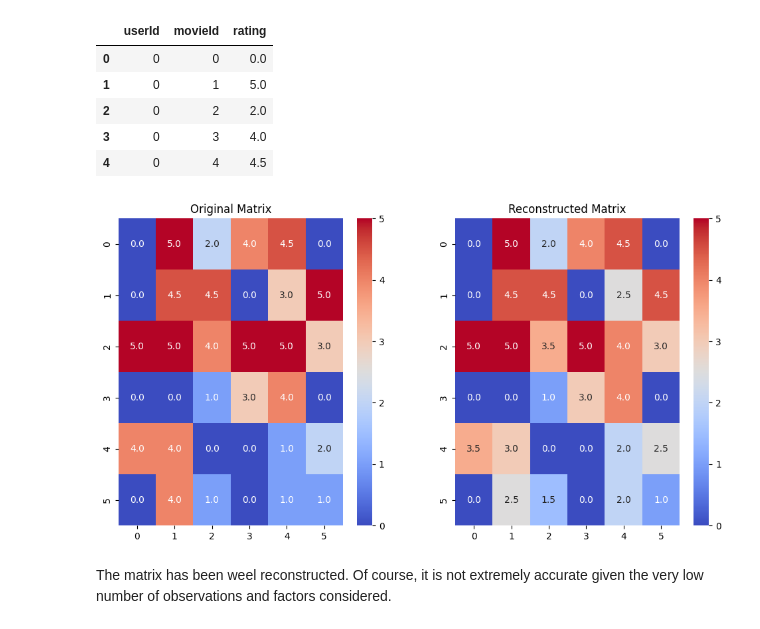
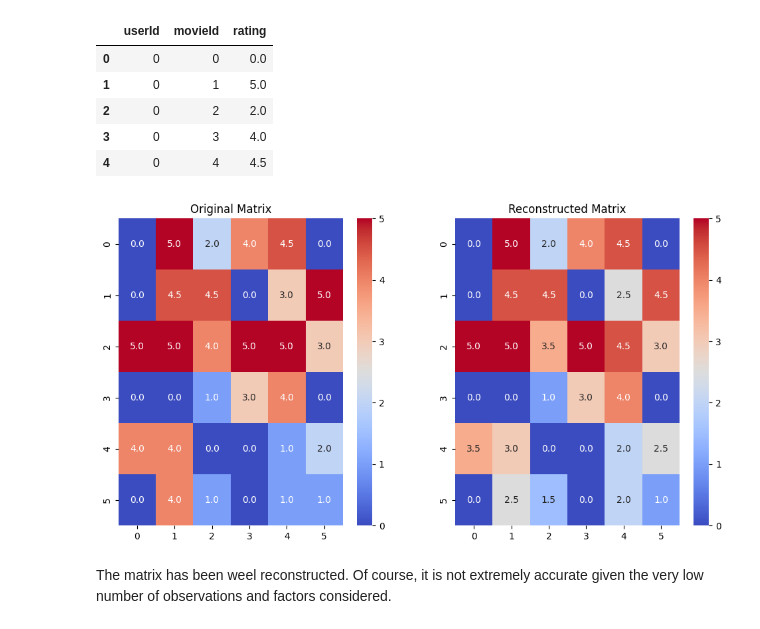
Before and after one commit to Fede-Testa/Movie-Recommendation-System, a Jupyter notebook: main.ipynb, the cells around one changed output. Saved outputs shown, nothing was run; the diff lists cells and outputs as text; code cells hidden in the pictures.

```diff
--- a/main.ipynb
+++ b/main.ipynb
@@ -22,3 +26,5 @@ import bidict
+# %%
+data_path = ""
 # %% [markdown]
 ## Exploratory Data Analysis and Preprocessing
 # %% [markdown]
@@ -30,3 +33,9 @@ df_ratings = pd.read_csv('data/ratings.csv')
+# %%
+movies_path = data_path + "movies.csv"
+ratings_path = data_path + "ratings.csv"
+
+df_movies = pd.read_csv(movies_path)
+df_ratings = pd.read_csv(ratings_path)
 # %%
 df_movies.head()
 # %% [output]
@@ -264,7 +274,7 @@ class UserItemMatrix():
 
     def __init__(self, ratings_path, movie_path, sparse=True):
         """
-        Initialize the MovieRecommendationSystem object.
+        Initialize the UserItemMatrix object.
 
         Parameters:
         - ratings_path (str): The file path to the ratings data.
@@ -469,7 +479,7 @@ class UserItemMatrix():
         else:
             uim = pd.DataFrame(self.user_item_matrix)
         # switch rows index to userId
-        uim.index = self.user_table['userId']
+        uim.index = self.user_id_bidict.inv
         # switch columns index to movieId
         uim.columns = self.movie_table['movieId']
         return uim
@@ -712,7 +722,7 @@ class ALS_WR():
 
     def _init_latent_factors(self):
         # initialize user and movie latent factors
-        self.user_factors = np.random.rand(self.n_users, self.n_factors)
+        self.user_factors = np.zeros((self.n_users, self.n_factors))
         self.movie_factors = np.random.rand(self.n_factors, self.n_movies)
         # use average ratings in the first column
         self.movie_factors[0, :] = self.user_item_matrix.mean_of_ratings(axis=0)
@@ -981,47 +991,42 @@ ratings.head()
 # drop rows with rating = 0
 ratings = ratings[ratings['rating'] != 0]
 # store in a csv file
-ratings.to_csv('data/ratings_small.csv', index=False)
+ratings.to_csv(data_path + 'ratings_small.csv', index=False)
 
 # paths
-ratings_path = "data/ratings_small.csv"
-movie_path = "data/movies_small.csv"
+ratings_path = data_path + "ratings_small.csv"
+movie_path = data_path + "movies_small.csv"
 
 # Initialize UserItemMatrix instance
 uim = UserItemMatrix(ratings_path, movie_path, sparse=True)
 
 # Initialize ALS_WR instance
 als = ALS_WR(uim, factor_dim=2)
 
 # Train the model
 als.fit(n_iter=10, reg_param=0.05, regularization="weighted")
 
 # show the reconstructed matrix
 reconstructed_matrix = als.user_factors @ als.movie_factors
 # set values to zero if the original matrix has zero values
 reconstructed_matrix[uim.get_user_item_matrix().values == 0] = 0
 # round the reconstructed to the closest integer .5 value
 reconstructed_matrix = np.round(reconstructed_matrix * 2) / 2
 # clip values in [0,5]
 reconstructed_matrix = np.clip(reconstructed_matrix, 0, 5)
 
-# # print the reconstructed matrix
-# print(reconstructed_matrix)
-# # print the original matrix
-# print(uim.get_user_item_matrix().values)
-
 plt.figure(figsize=(12, 6))
 plt.subplot(1, 2, 1)
 sns.heatmap(uim.get_user_item_matrix().values, cmap='coolwarm', cbar=True, annot = True, fmt=".1f")
 plt.title('Original Matrix')
 plt.subplot(1, 2, 2)
 sns.heatmap(reconstructed_matrix, cmap='coolwarm', cbar=True, annot = True, fmt=".1f")
 plt.title('Reconstructed Matrix')
 
 plt.show()
 plt.show()
 # %% [output]
-[figure, old version]
+[figure, new version]
 # %% [markdown]
 The matrix has been weel reconstructed. Of course, it is not extremely accurate given the very low number of observations and factors considered.
 # %% [markdown]
```
Also changed, not shown: parts of 19 cells of this notebook, 3 other files.
